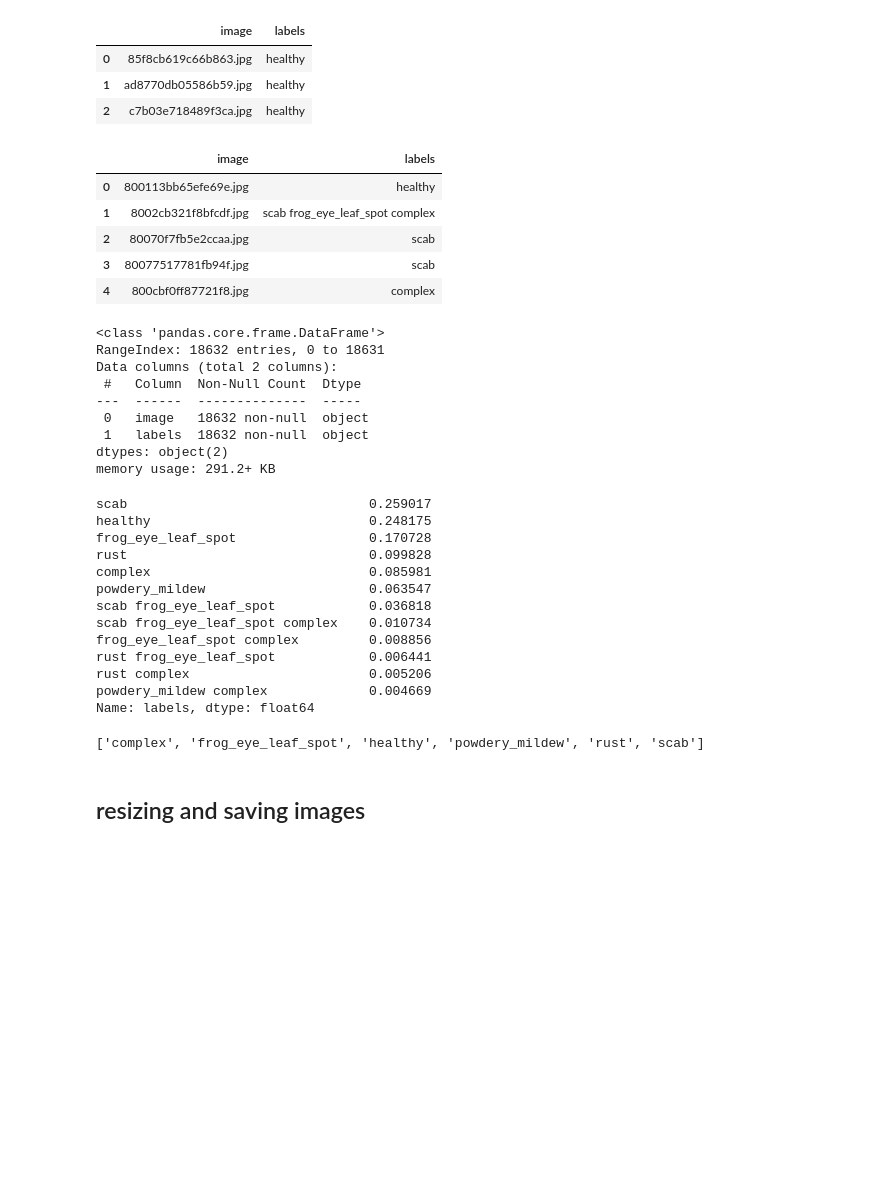
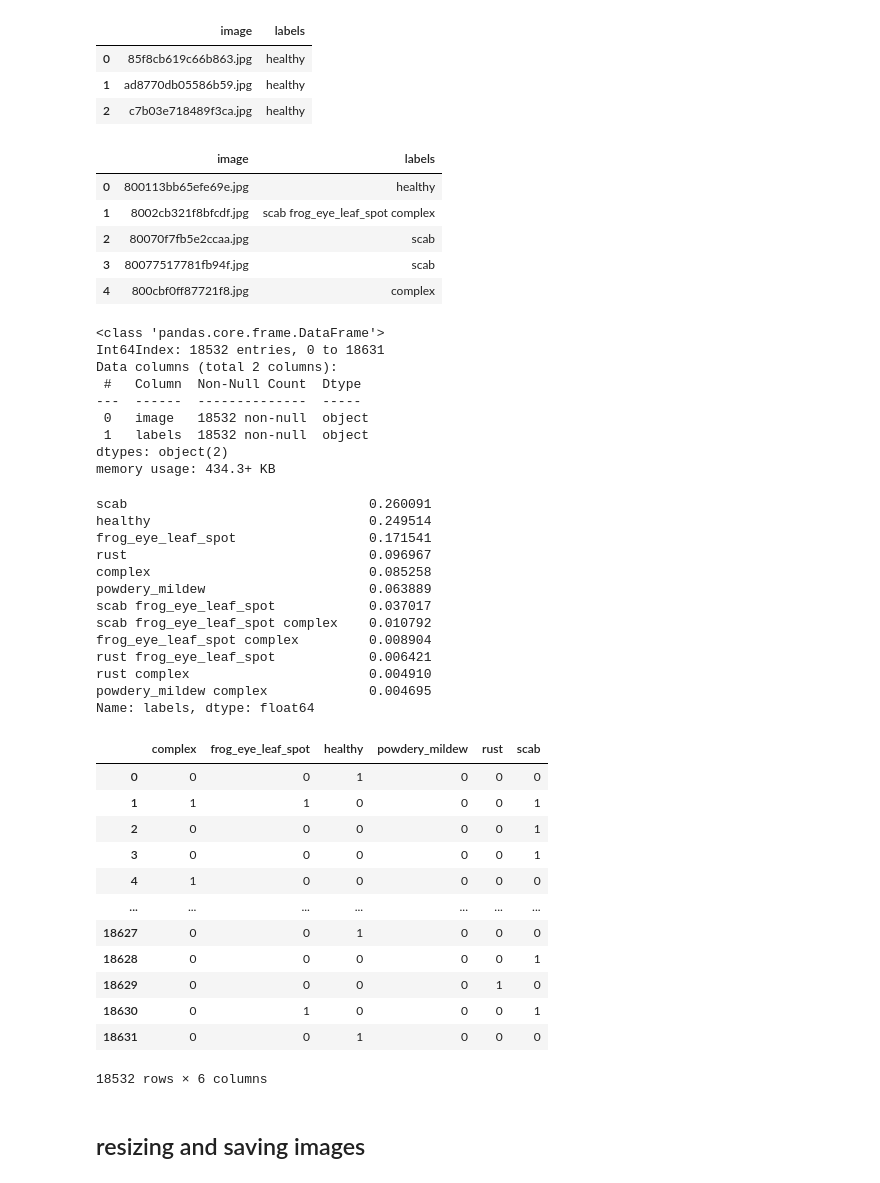
Before and after one commit to ntatanko/kaggle-plant-pathology-v2, a Jupyter notebook: sandbox/func_model.ipynb, the cells around one changed output. Saved outputs shown, nothing was run; the diff lists cells and outputs as text; code cells hidden in the pictures; blank space fills up the shorter version.

```diff
--- a/sandbox/func_model.ipynb
+++ b/sandbox/func_model.ipynb
@@ -42,7 +43,7 @@ IMAGE_SIZE = (224, 224)
 NUM_CLASSES = 6
 INPUT_SIZE = (224, 224, 3)
 # %%
-labels = pd.read_csv(PATH + "train.csv")
+labels = pd.read_csv(PATH+'train_labels.csv',index_col=[0])
 sample_submission = pd.read_csv(PATH + "sample_submission.csv")
 # %%
 sample_submission
@@ -62,37 +63,50 @@ labels.info()
 | 3 | 80077517781fb94f.jpg | scab |
 | 4 | 800cbf0ff87721f8.jpg | complex |
 <class 'pandas.core.frame.DataFrame'>
-RangeIndex: 18632 entries, 0 to 18631
+Int64Index: 18532 entries, 0 to 18631
 Data columns (total 2 columns):
  #   Column  Non-Null Count  Dtype
 ---  ------  --------------  -----
- 0   image   18632 non-null  object
- 1   labels  18632 non-null  object
+ 0   image   18532 non-null  object
+ 1   labels  18532 non-null  object
 dtypes: object(2)
-memory usage: 291.2+ KB
+memory usage: 434.3+ KB
 # %%
 labels["labels"].value_counts(normalize=True)
 # %% [output]
-scab                               0.259017
-healthy                            0.248175
-frog_eye_leaf_spot                 0.170728
-rust                               0.099828
-complex                            0.085981
-powdery_mildew                     0.063547
-scab frog_eye_leaf_spot            0.036818
-scab frog_eye_leaf_spot complex    0.010734
-frog_eye_leaf_spot complex         0.008856
-rust frog_eye_leaf_spot            0.006441
-rust complex                       0.005206
-powdery_mildew complex             0.004669
+scab                               0.260091
+healthy                            0.249514
+frog_eye_leaf_spot                 0.171541
+rust                               0.096967
+complex                            0.085258
+powdery_mildew                     0.063889
+scab frog_eye_leaf_spot            0.037017
+scab frog_eye_leaf_spot complex    0.010792
+frog_eye_leaf_spot complex         0.008904
+rust frog_eye_leaf_spot            0.006421
+rust complex                       0.004910
+powdery_mildew complex             0.004695
 Name: labels, dtype: float64
 # %%
 labels = labels.join(labels["labels"].str.get_dummies(sep=" "))
 # %%
 feature_columns = labels.columns[2:].tolist()
-feature_columns
+labels[feature_columns]
+# = labels[feature_columns].astype('float')
 # %% [output]
+|  | complex | frog_eye_leaf_spot | healthy | powdery_mildew | rust | scab |
+| 0 | 0 | 0 | 1 | 0 | 0 | 0 |
+| 1 | 1 | 1 | 0 | 0 | 0 | 1 |
+| 2 | 0 | 0 | 0 | 0 | 0 | 1 |
+| 3 | 0 | 0 | 0 | 0 | 0 | 1 |
+| 4 | 1 | 0 | 0 | 0 | 0 | 0 |
+| ... | ... | ... | ... | ... | ... | ... |
+| 18627 | 0 | 0 | 1 | 0 | 0 | 0 |
+| 18628 | 0 | 0 | 0 | 0 | 0 | 1 |
+| 18629 | 0 | 0 | 0 | 0 | 1 | 0 |
+| 18630 | 0 | 1 | 0 | 0 | 0 | 1 |
+| 18631 | 0 | 0 | 1 | 0 | 0 | 0 |
-['complex', 'frog_eye_leaf_spot', 'healthy', 'powdery_mildew', 'rust', 'scab']
+18532 rows × 6 columns
 # %% [markdown]
 ## resizing and saving images
 # %%
```
Also changed, not shown: parts of 17 cells of this notebook, 16 other files.
